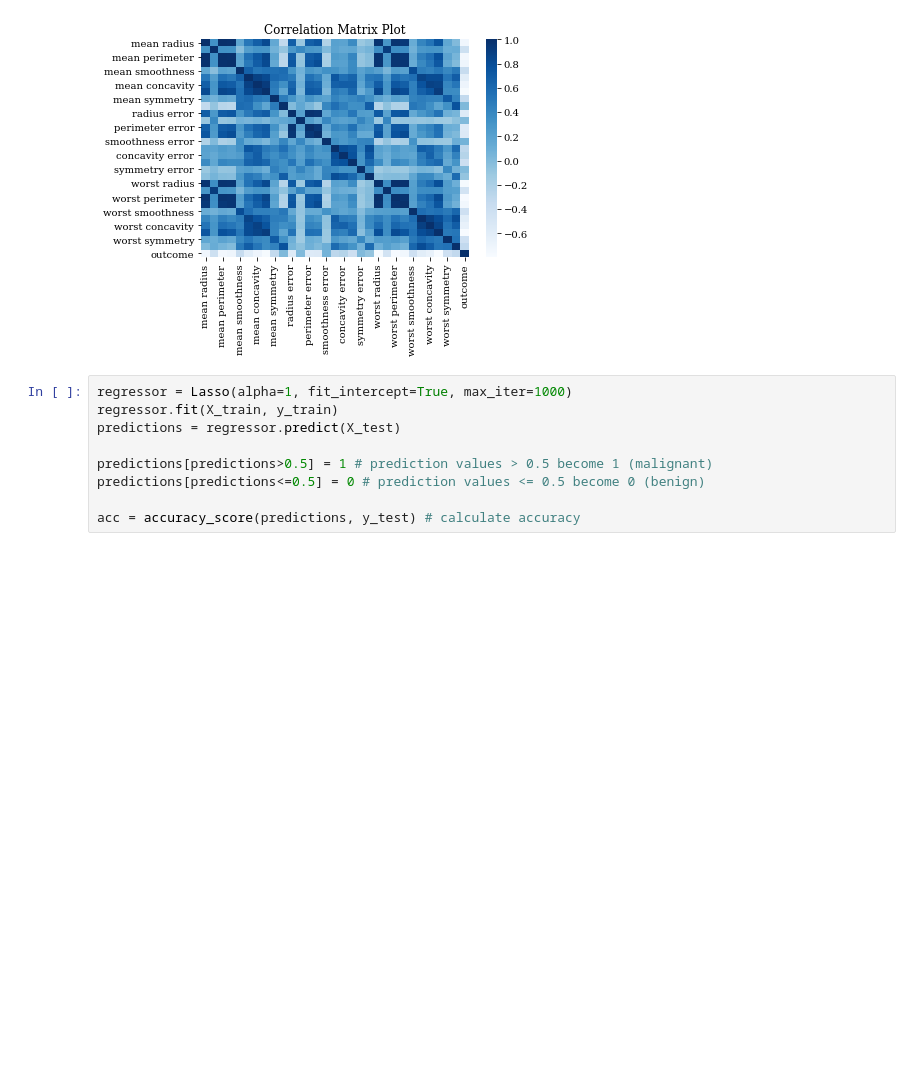
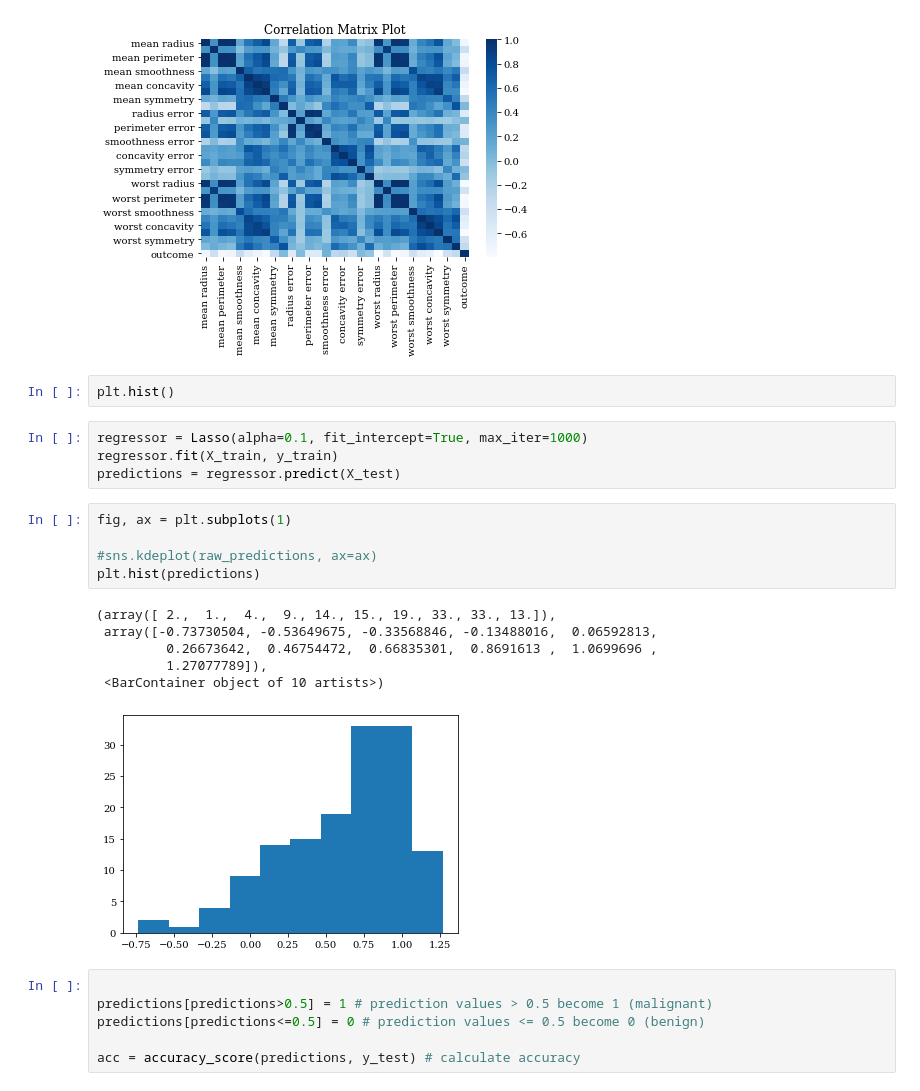
Before and after one commit to HarritonResearchLab/genomics, a Jupyter notebook: src/exploring/first_topics/tk_lasso.ipynb, the cells around one changed output. Cells and saved outputs as stored; diff of their text form; blank space fills up the shorter version.

```diff
--- a/src/exploring/first_topics/tk_lasso.ipynb
+++ b/src/exploring/first_topics/tk_lasso.ipynb
@@ -46,10 +80,25 @@ plt.show()
 # %% [output]
 [figure]
 [figure]
+# %%
+plt.hist()
+# %%
+regressor = Lasso(alpha=0.1, fit_intercept=True, max_iter=1000)
+regressor.fit(X_train, y_train)
+predictions = regressor.predict(X_test)
+# %%
+fig, ax = plt.subplots(1)
+
+#sns.kdeplot(raw_predictions, ax=ax)
+plt.hist(predictions)
+# %% [output]
+(array([ 2.,  1.,  4.,  9., 14., 15., 19., 33., 33., 13.]),
+ array([-0.73730504, -0.53649675, -0.33568846, -0.13488016,  0.06592813,
+         0.26673642,  0.46754472,  0.66835301,  0.8691613 ,  1.0699696 ,
+         1.27077789]),
+ <BarContainer object of 10 artists>)
+[figure, added]
 # %%
-regressor = Lasso(alpha=1, fit_intercept=True, max_iter=1000)
-regressor.fit(X_train, y_train)
-predictions = regressor.predict(X_test)
 
 predictions[predictions>0.5] = 1 # prediction values > 0.5 become 1 (malignant)
 predictions[predictions<=0.5] = 0 # prediction values <= 0.5 become 0 (benign)
```
Also changed, not shown: parts of 4 cells of this notebook.
